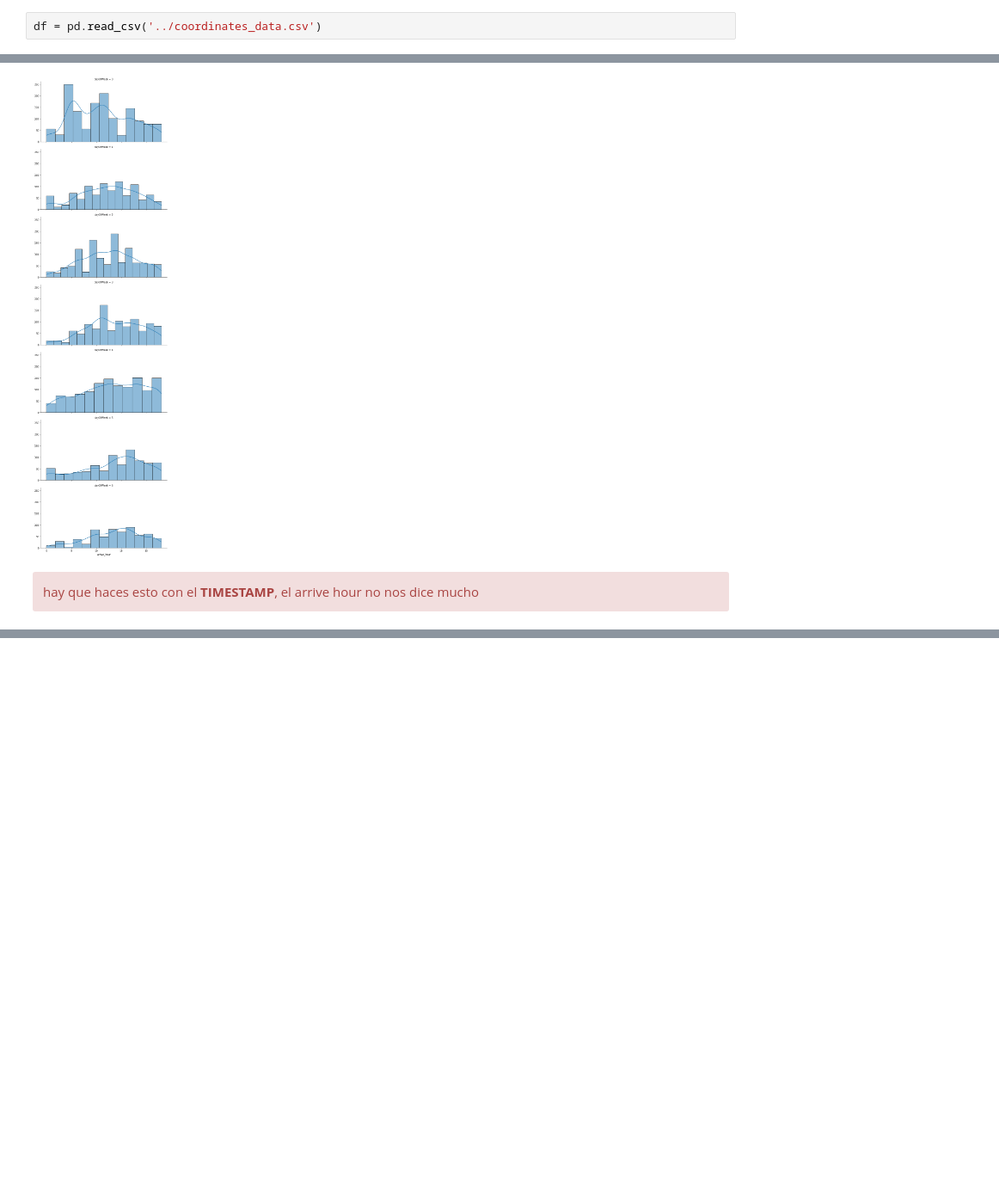
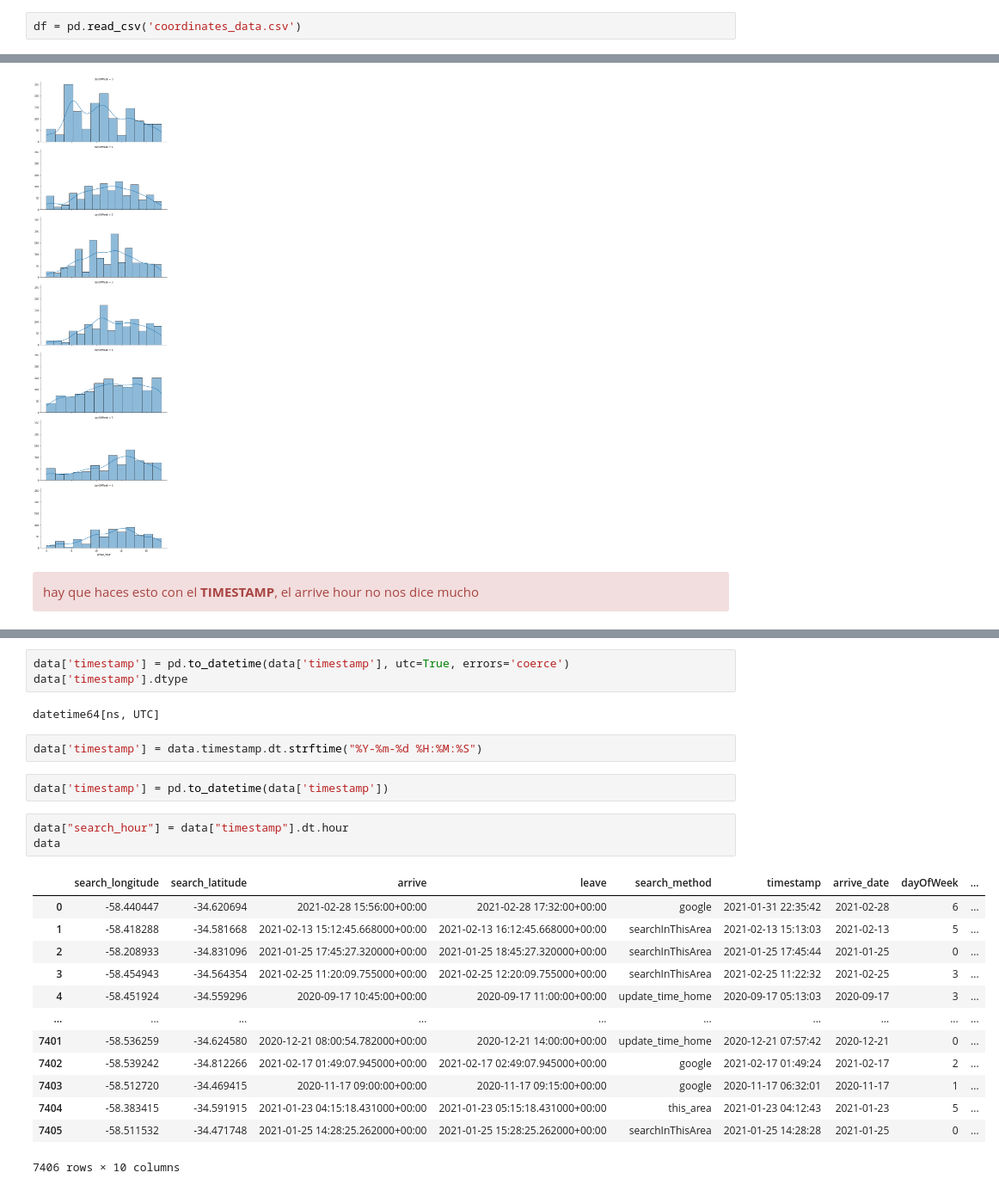
Before and after one commit to julietahocsman/goproject, a Jupyter notebook: notebooks/EDA BA.ipynb, the cells around one changed output, grey strips where cells are left out. Shown at 86% size. Cells and saved outputs as stored; diff of their text form; blank space fills up the shorter version.

```diff
--- a/notebooks/EDA BA.ipynb
+++ b/notebooks/EDA BA.ipynb
@@ -11,7 +11,7 @@ bsas_map = gpd.read_file('../../gopa_data/barrios-ciudad')
 fig,ax = plt.subplots(figsize = (10,10))
 bsas_map.plot(ax=ax)
 # %%
-df = pd.read_csv('../coordinates_data.csv')
+df = pd.read_csv('coordinates_data.csv')
 # %%
 df.head() #primer vistazo
 # %% [output]
@@ -100,0 +114,26 @@ g.map(sns.histplot, "arrive_hour", kde=True)
+# %%
+data['timestamp'] = pd.to_datetime(data['timestamp'], utc=True, errors='coerce')
+data['timestamp'].dtype
+# %% [output]
+datetime64[ns, UTC]
+# %%
+data['timestamp'] = data.timestamp.dt.strftime("%Y-%m-%d %H:%M:%S")
+# %%
+data['timestamp'] = pd.to_datetime(data['timestamp'])
+# %%
+data["search_hour"] = data["timestamp"].dt.hour
+data
+# %% [output]
+|  | search_longitude | search_latitude | arrive | leave | search_method | timestamp | arrive_date | dayOfWeek | ... |
+| 0 | -58.440447 | -34.620694 | 2021-02-28 15:56:00+00:00 | 2021-02-28 17:32:00+00:00 | google | 2021-01-31 22:35:42 | 2021-02-28 | 6 | ... |
+| 1 | -58.418288 | -34.581668 | 2021-02-13 15:12:45.668000+00:00 | 2021-02-13 16:12:45.668000+00:00 | searchInThisArea | 2021-02-13 15:13:03 | 2021-02-13 | 5 | ... |
+| 2 | -58.208933 | -34.831096 | 2021-01-25 17:45:27.320000+00:00 | 2021-01-25 18:45:27.320000+00:00 | searchInThisArea | 2021-01-25 17:45:44 | 2021-01-25 | 0 | ... |
+| 3 | -58.454943 | -34.564354 | 2021-02-25 11:20:09.755000+00:00 | 2021-02-25 12:20:09.755000+00:00 | searchInThisArea | 2021-02-25 11:22:32 | 2021-02-25 | 3 | ... |
+| 4 | -58.451924 | -34.559296 | 2020-09-17 10:45:00+00:00 | 2020-09-17 11:00:00+00:00 | update_time_home | 2020-09-17 05:13:03 | 2020-09-17 | 3 | ... |
+| ... | ... | ... | ... | ... | ... | ... | ... | ... | ... |
+| 7401 | -58.536259 | -34.624580 | 2020-12-21 08:00:54.782000+00:00 | 2020-12-21 14:00:00+00:00 | update_time_home | 2020-12-21 07:57:42 | 2020-12-21 | 0 | ... |
+| 7402 | -58.539242 | -34.812266 | 2021-02-17 01:49:07.945000+00:00 | 2021-02-17 02:49:07.945000+00:00 | google | 2021-02-17 01:49:24 | 2021-02-17 | 2 | ... |
+| 7403 | -58.512720 | -34.469415 | 2020-11-17 09:00:00+00:00 | 2020-11-17 09:15:00+00:00 | google | 2020-11-17 06:32:01 | 2020-11-17 | 1 | ... |
+| 7404 | -58.383415 | -34.591915 | 2021-01-23 04:15:18.431000+00:00 | 2021-01-23 05:15:18.431000+00:00 | this_area | 2021-01-23 04:12:43 | 2021-01-23 | 5 | ... |
+| 7405 | -58.511532 | -34.471748 | 2021-01-25 14:28:25.262000+00:00 | 2021-01-25 15:28:25.262000+00:00 | searchInThisArea | 2021-01-25 14:28:28 | 2021-01-25 | 0 | ... |
+7406 rows × 10 columns
```
Also changed, not shown: parts of 4 cells of this notebook, 3 other files.
